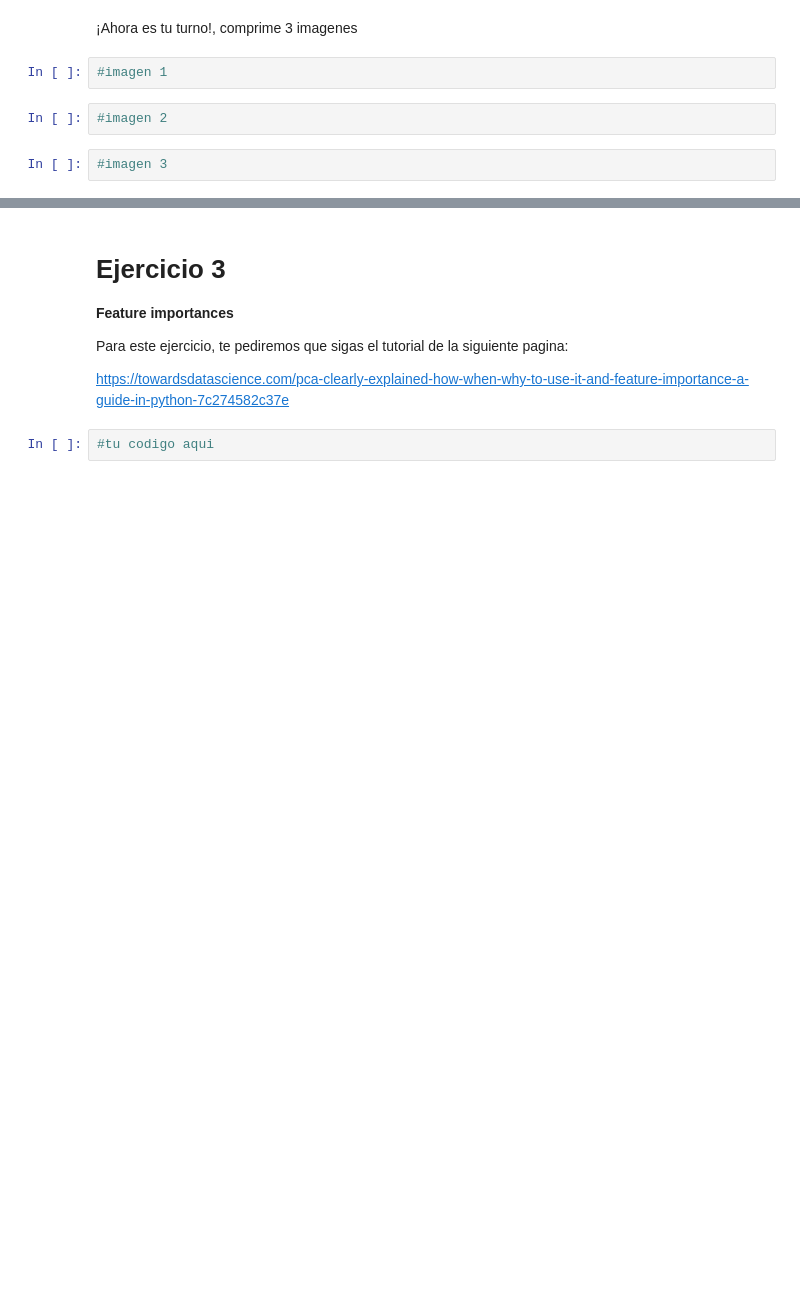
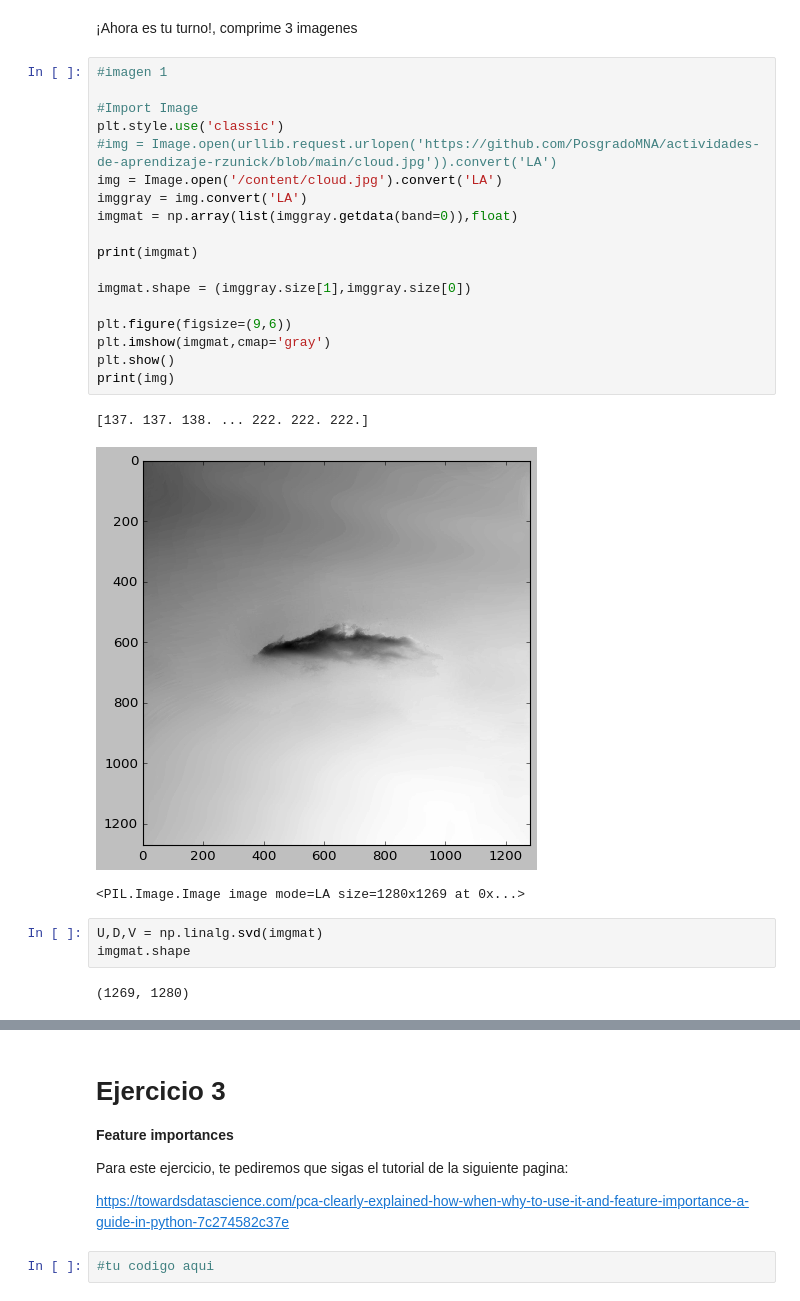
Before and after one commit to PosgradoMNA/actividades-de-aprendizaje-rzunick, a Jupyter notebook: Semana_5_Repaso_Transformación_y_Reduccion_de_Dimensiones_Ronald_Zuniga_A01686240.ipynb, the cells around one changed output, grey strips where cells are left out. Cells and saved outputs as stored; diff of their text form; blank space fills up the shorter version.

```diff
--- a/Semana_5_Repaso_Transformación_y_Reduccion_de_Dimensiones_Ronald_Zuniga_A01686240.ipynb
+++ b/Semana_5_Repaso_Transformación_y_Reduccion_de_Dimensiones_Ronald_Zuniga_A01686240.ipynb
@@ -191,8 +310,29 @@ Felicidades la imagen está comprimida
 # %% [markdown]
 ¡Ahora es tu turno!, comprime 3 imagenes
-# %%
-#imagen 1
-# %%
-#imagen 2
-# %%
-#imagen 3
+# %%
+#imagen 1
+
+#Import Image
+plt.style.use('classic')
+#img = Image.open(urllib.request.urlopen('https://github.com/PosgradoMNA/actividades-de-aprendizaje-rzunick/blob/main/cloud.jpg')).convert('LA')
+img = Image.open('/content/cloud.jpg').convert('LA')
+imggray = img.convert('LA')
+imgmat = np.array(list(imggray.getdata(band=0)),float)
+
+print(imgmat)
+
+imgmat.shape = (imggray.size[1],imggray.size[0])
+
+plt.figure(figsize=(9,6))
+plt.imshow(imgmat,cmap='gray')
+plt.show()
+print(img)
+# %% [output]
+[137. 137. 138. ... 222. 222. 222.]
+[figure, added]
+<PIL.Image.Image image mode=LA size=1280x1269 at 0x...>
+# %%
+U,D,V = np.linalg.svd(imgmat)
+imgmat.shape
+# %% [output]
+(1269, 1280)
```
Also changed, not shown: parts of 15 cells of this notebook.
